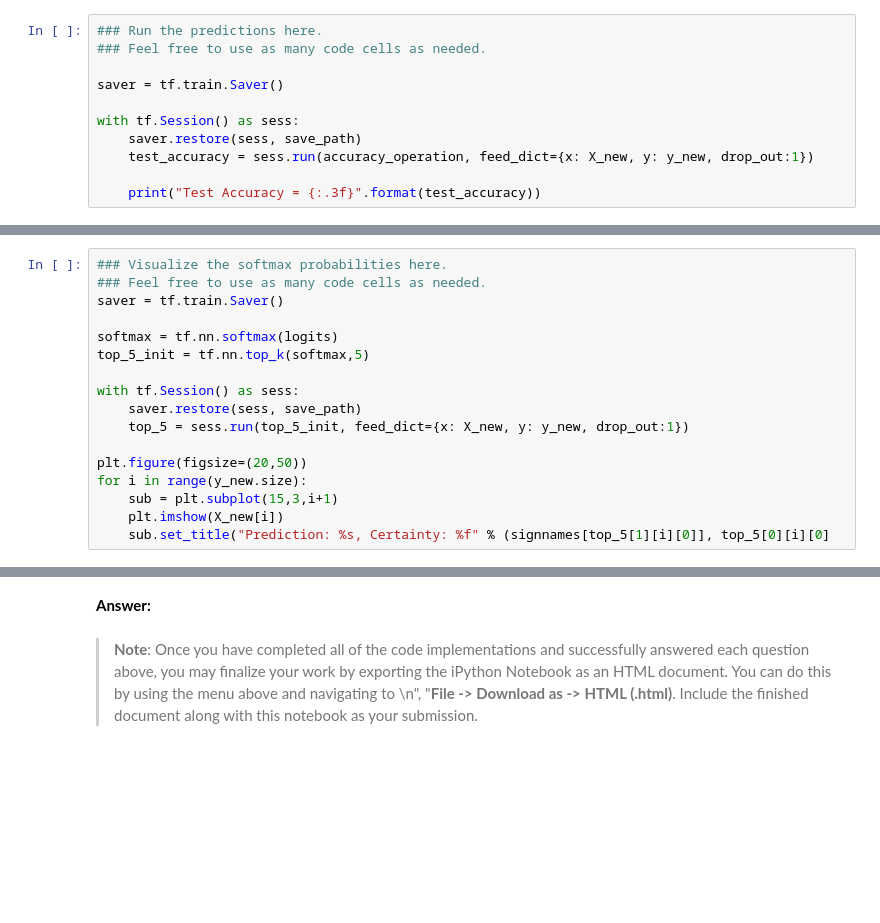
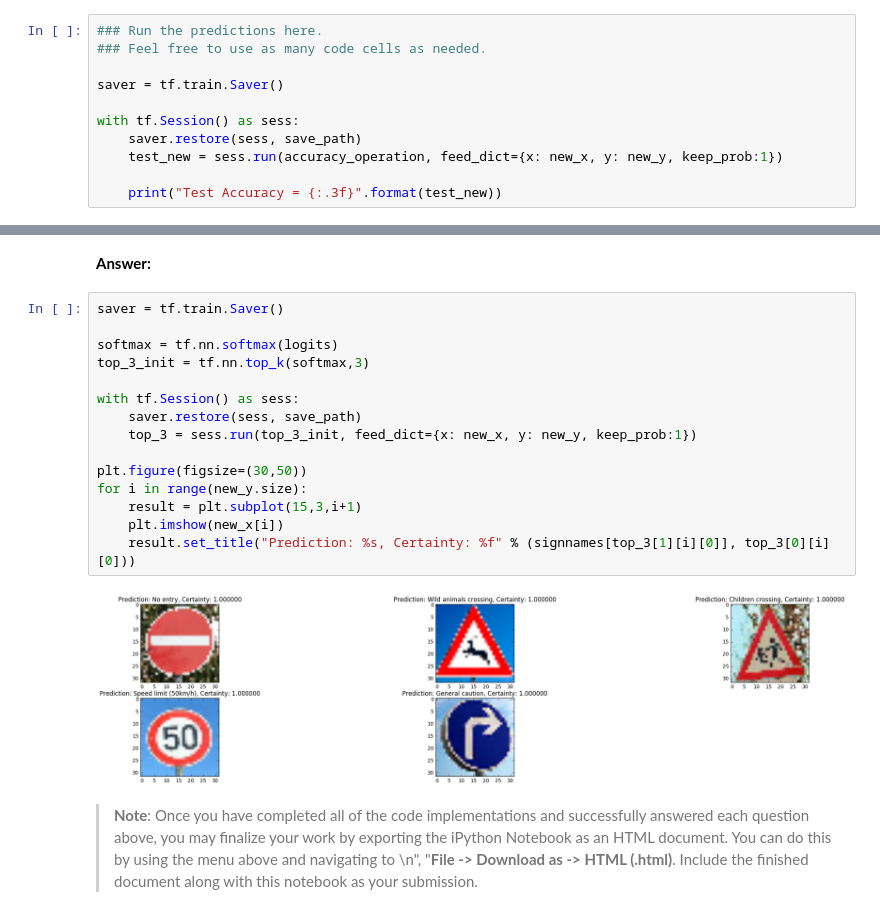
Before and after one commit to LeonYuAng3NT/Traffic_Sign_Classifier, a Jupyter notebook: Traffic_Sign_Classifier.ipynb, the cells around one changed output, grey strips where cells are left out. Drawn from its saved outputs; the diff is of its cells as text; blank space fills up the shorter version.

```diff
--- a/Traffic_Sign_Classifier.ipynb
+++ b/Traffic_Sign_Classifier.ipynb
@@ -400,6 +455,6 @@ saver = tf.train.Saver()
 
 with tf.Session() as sess:
     saver.restore(sess, save_path)
-    test_accuracy = sess.run(accuracy_operation, feed_dict={x: X_new, y: y_new, drop_out:1})
+    test_new = sess.run(accuracy_operation, feed_dict={x: new_x, y: new_y, keep_prob:1})
 
-    print("Test Accuracy = {:.3f}".format(test_accuracy))
+    print("Test Accuracy = {:.3f}".format(test_new))
@@ -411,20 +468,3 @@ _Is your model able to perform equally well on captured pictures when compared t
 _**NOTE:** You could check the accuracy manually by using `signnames.csv` (same directory). This file has a mapping from the class id (0-42) to the corresponding sign name. So, you could take the class id the model outputs, lookup the name in `signnames.csv` and see if it matches the sign from the image._
 # %% [markdown]
 **Answer:**
-# %%
-### Visualize the softmax probabilities here.
-### Feel free to use as many code cells as needed.
-saver = tf.train.Saver()
-
-softmax = tf.nn.softmax(logits)
-top_5_init = tf.nn.top_k(softmax,5)
-
-with tf.Session() as sess:
-    saver.restore(sess, save_path)
-    top_5 = sess.run(top_5_init, feed_dict={x: X_new, y: y_new, drop_out:1})
-
-plt.figure(figsize=(20,50))
-for i in range(y_new.size):
-    sub = plt.subplot(15,3,i+1)
-    plt.imshow(X_new[i])
-    sub.set_title("Prediction: %s, Certainty: %f" % (signnames[top_5[1][i][0]], top_5[0][i][0]
@@ -468,6 +512,23 @@ TopKV2(values=array([[ 0.34763842,  0.24879643,  0.12789202],
 Looking just at the first row we get `[ 0.34763842,  0.24879643,  0.12789202]`, you can confirm these are the 3 largest probabilities in `a`. You'll also notice `[3, 0, 5]` are the corresponding indices.
 # %% [markdown]
 **Answer:**
+# %%
+saver = tf.train.Saver()
+
+softmax = tf.nn.softmax(logits)
+top_3_init = tf.nn.top_k(softmax,3)
+
+with tf.Session() as sess:
+    saver.restore(sess, save_path)
+    top_3 = sess.run(top_3_init, feed_dict={x: new_x, y: new_y, keep_prob:1})
+
+plt.figure(figsize=(30,50))
+for i in range(new_y.size):
+    result = plt.subplot(15,3,i+1)
+    plt.imshow(new_x[i])
+    result.set_title("Prediction: %s, Certainty: %f" % (signnames[top_3[1][i][0]], top_3[0][i][0]))
+# %% [output]
+[figure, added]
 # %% [markdown]
 > **Note**: Once you have completed all of the code implementations and successfully answered each question above, you may finalize your work by exporting the iPython Notebook as an HTML document. You can do this by using the menu above and navigating to  \n",
     "**File -> Download as -> HTML (.html)**. Include the finished document along with this notebook as your submission.
```
Also changed, not shown: parts of 8 cells of this notebook, 6 other files.
